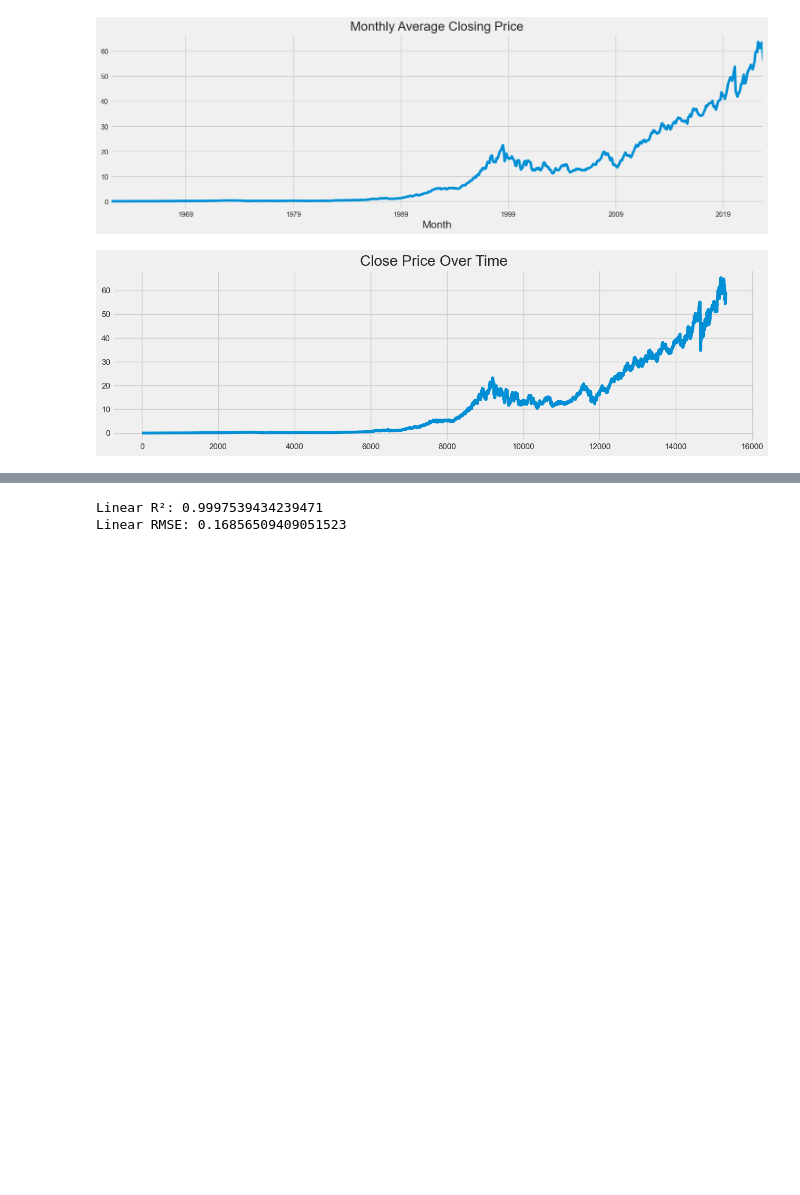
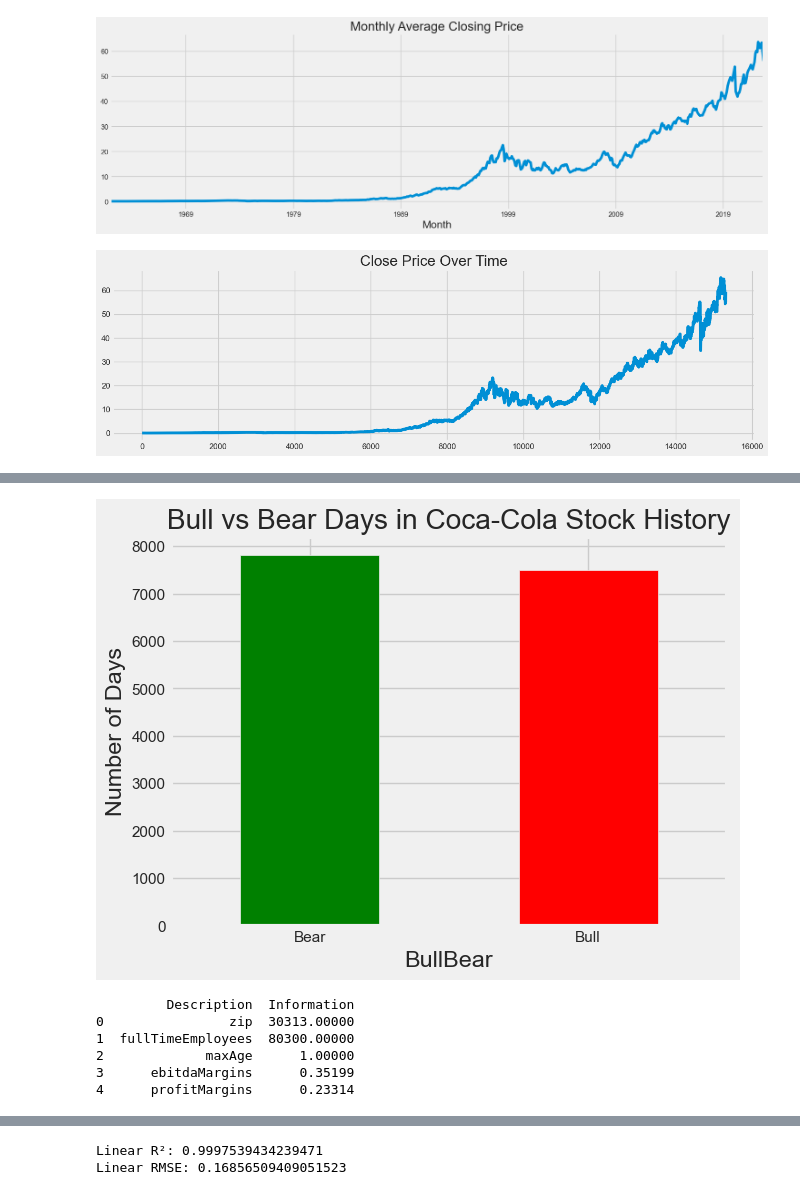
Before and after one commit to SK-TOUFIK-ISLAM-07/Data-Analytics, a Jupyter notebook: Coca-Cola.ipynb, the cells around one changed output, grey strips where cells are left out. Cells and saved outputs as stored; diff of their text form; code cells hidden in the pictures; blank space fills up the shorter version.

```diff
--- a/Coca-Cola.ipynb
+++ b/Coca-Cola.ipynb
@@ -185,0 +256,37 @@ plt.show()
+# %%
+# Plot Bull vs Bear Days in Coca-Cola Stock History
+history_df['BullBear'] = history_df['Close'].pct_change().apply(lambda x: 'Bull' if x > 0 else 'Bear')
+history_df['BullBear'].value_counts().plot(kind='bar', color=['green', 'red'])
+
+plt.title("Bull vs Bear Days in Coca-Cola Stock History")
+plt.ylabel("Number of Days")
+plt.xticks(rotation=0)
+plt.show()
+# %% [output]
+[figure, added]
+# %%
+# -----------------------------
+# EDA on Information CSV
+# -----------------------------
+
+# Load info CSV with correct headers
+info_df = pd.read_csv("Coca-Cola_stock_info.csv", header=None, names=['Description', 'Information'])
+
+# Drop rows where 'Information' is missing
+info_df = info_df.dropna()
+
+# Convert 'Information' to numeric where possible
+info_df['Information'] = pd.to_numeric(info_df['Information'], errors='coerce')
+
+# Drop rows where numeric conversion failed
+info_df = info_df.dropna().reset_index(drop=True)
+
+# Verify it's clean
+print(info_df.head())
+# %% [output]
+         Description  Information
+0                zip  30313.00000
+1  fullTimeEmployees  80300.00000
+2             maxAge      1.00000
+3      ebitdaMargins      0.35199
+4      profitMargins      0.23314
```
Also changed, not shown: parts of 6 cells of this notebook.
